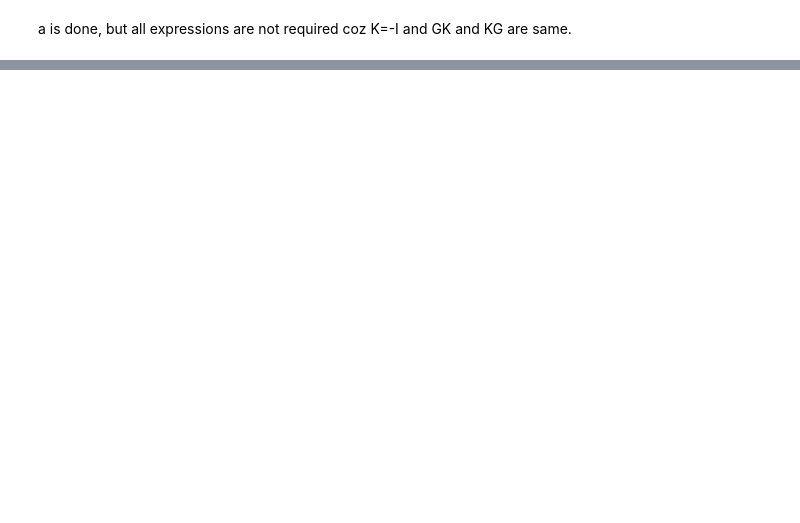
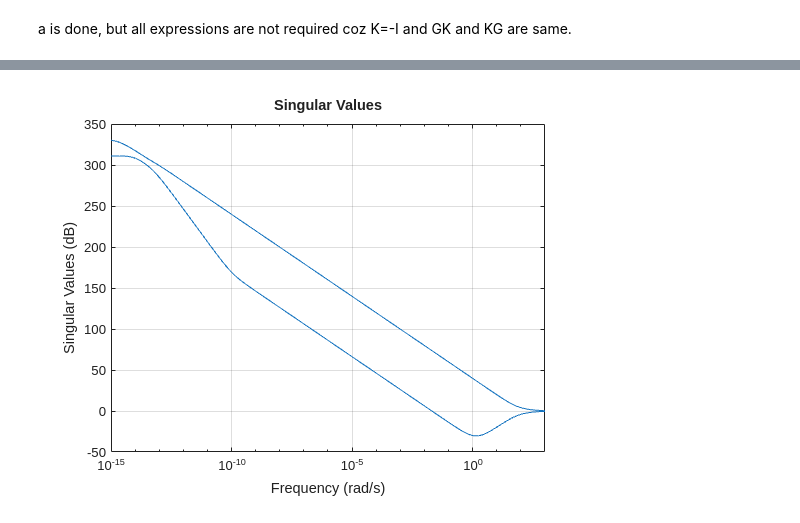
Before and after one commit to svaichu/aircraft-control, a Jupyter notebook: 2_1_system_analysis.ipynb, the cells around one changed output, grey strips where cells are left out. Cells and saved outputs as stored; diff of their text form; code cells hidden in the pictures; blank space fills up the shorter version.

```diff
--- a/2_1_system_analysis.ipynb
+++ b/2_1_system_analysis.ipynb
@@ -263,0 +243,3 @@ stabmarg_uncertain = struct with fields:
+# %%
+M_mult = minreal(W2 * T);
+M_add  = minreal(W1 * K * S);
@@ -263,0 +280,4 @@ stabmarg_uncertain = struct with fields:
+# %%
+figure; sigma(M_add, w); grid on;
+# %% [output]
+[figure, added]
```
Also changed, not shown: parts of 16 cells of this notebook, 1 other file.
